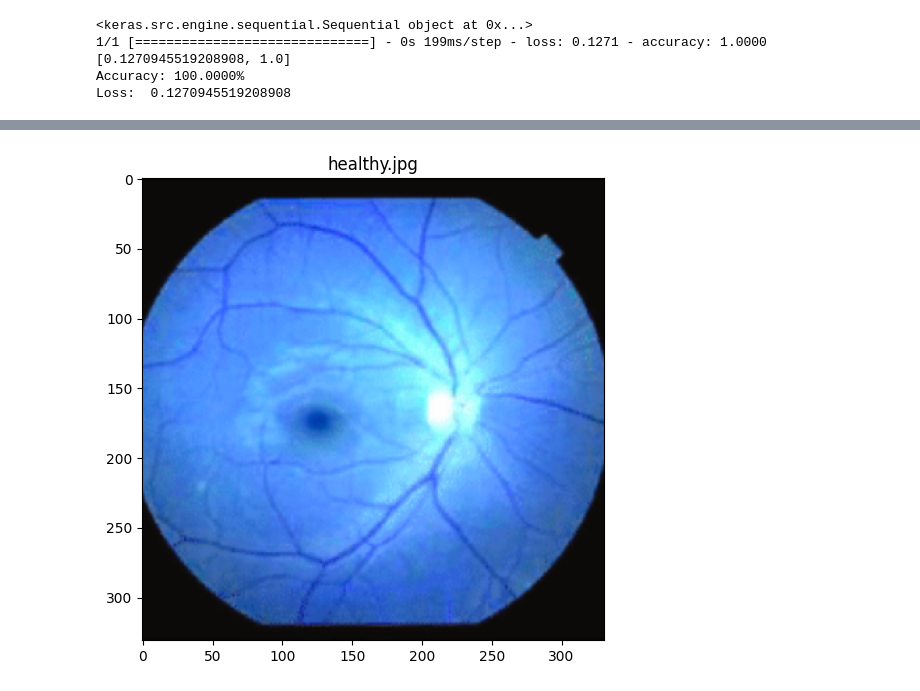
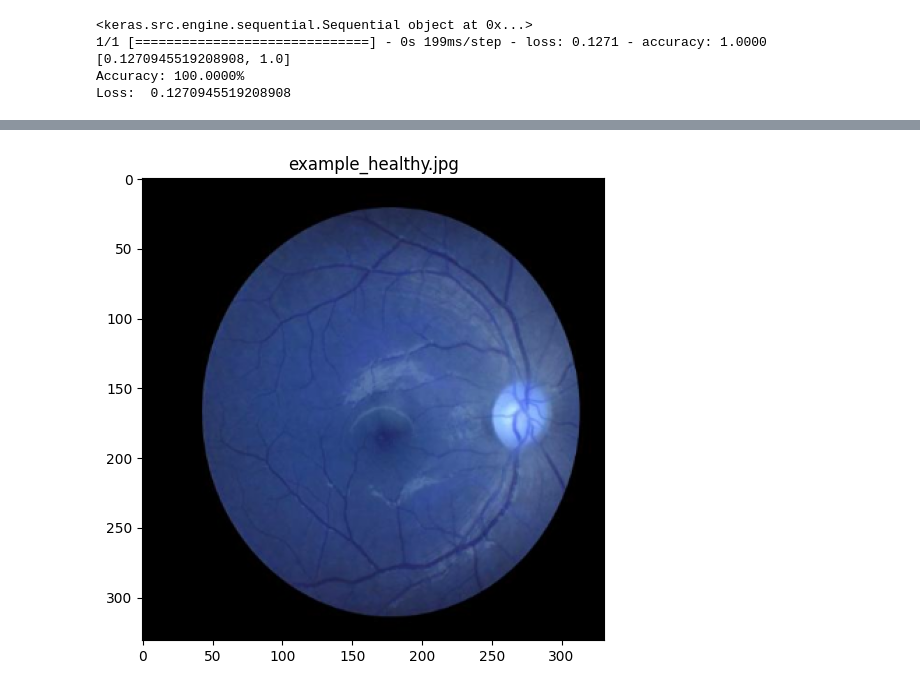
Before and after one commit to yiyangjessieyu/Deep-Learning-Image-Classifier, a Jupyter notebook: create_model.ipynb, the cells around one changed output, grey strips where cells are left out. Drawn from its saved outputs; the diff is of its cells as text; code cells hidden in the pictures.

```diff
--- a/create_model.ipynb
+++ b/create_model.ipynb
@@ -456,11 +443,11 @@ Predicted class: pdr
 
 model.save("models/1510.h5")
 # %%
-# Testing
+# Demo example
 
-test_img_path = os.path.join("healthy.jpg")
+test_img_path = os.path.join("example_healthy.jpg")
 img = cv2.imread(test_img_path)
-resized_img = cv2.resize(img, (331, 331)).reshape(-1, 331, 331, 3)/255
+resized_img = cv2.resize(img, (331, 331)).reshape(-1, 331, 331)/255
 
 plt.figure(figsize=(6,6))
 plt.title(test_img_path)
@@ -486,3 +473,3 @@ Prediction: [[1.0000000e+00 5.1664856e-08 8.9473479e-14]]
 Labels: ['healthy', 'npdr', 'pdr']
 Predicted class: healthy
-[figure, old version]
+[figure, new version]
```
Also changed, not shown: parts of 3 cells of this notebook.
